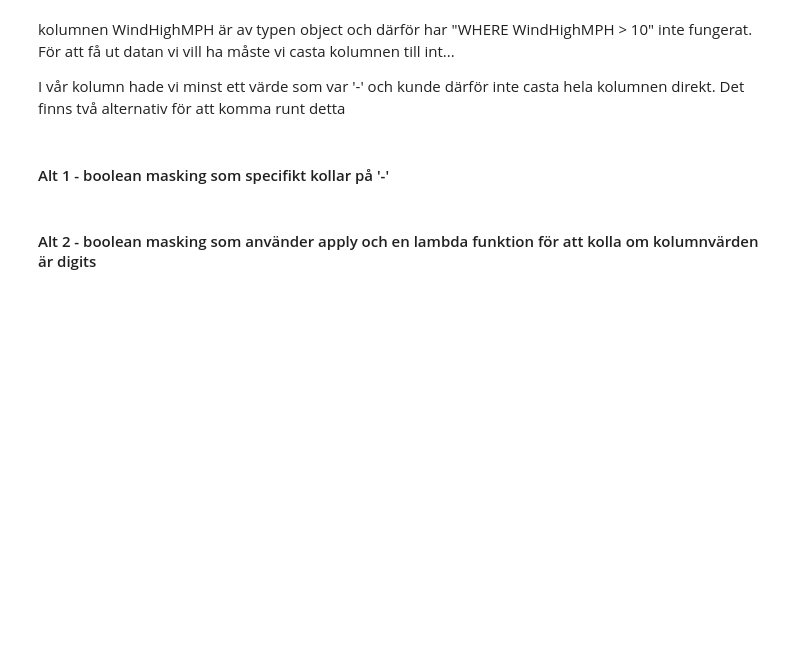
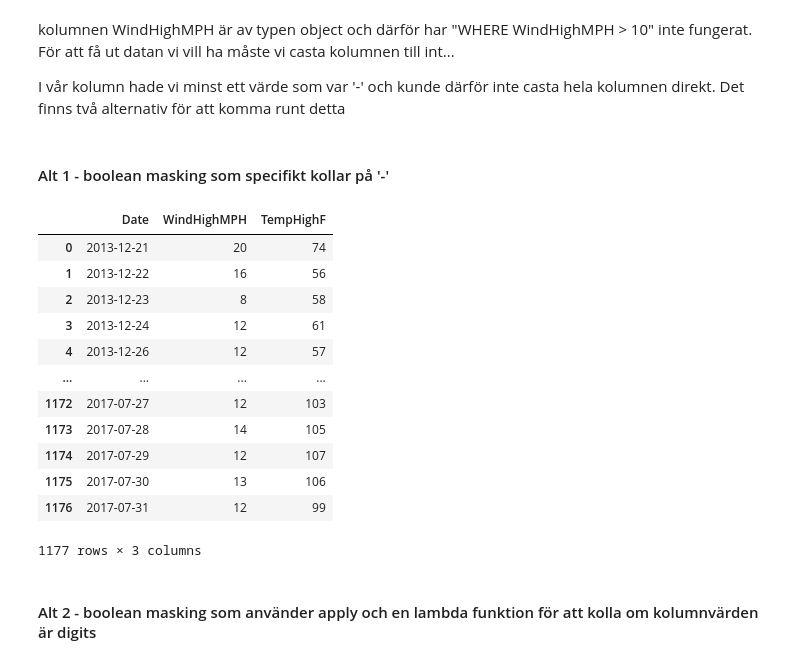
Before and after one commit to P-Fagerstrom/python_programmering, a Jupyter notebook: Lecture10/Python_Lecture10_demo.ipynb, the cells around one changed output. Drawn from its saved outputs; the diff is of its cells as text; code cells hidden in the pictures; blank space fills up the shorter version.

```diff
--- a/Lecture10/Python_Lecture10_demo.ipynb
+++ b/Lecture10/Python_Lecture10_demo.ipynb
@@ -273,6 +238,21 @@ I vår kolumn hade vi minst ett värde som var '-' och kunde därför inte casta
 #### Alt 1 - boolean masking som specifikt kollar på '-'
 # %%
 df = df[df['WindHighMPH'] != '-' ]
+df
+# %% [output]
+|  | Date | WindHighMPH | TempHighF |
+| 0 | 2013-12-21 | 20 | 74 |
+| 1 | 2013-12-22 | 16 | 56 |
+| 2 | 2013-12-23 | 8 | 58 |
+| 3 | 2013-12-24 | 12 | 61 |
+| 4 | 2013-12-26 | 12 | 57 |
+| ... | ... | ... | ... |
+| 1172 | 2017-07-27 | 12 | 103 |
+| 1173 | 2017-07-28 | 14 | 105 |
+| 1174 | 2017-07-29 | 12 | 107 |
+| 1175 | 2017-07-30 | 13 | 106 |
+| 1176 | 2017-07-31 | 12 | 99 |
+1177 rows × 3 columns
 # %% [markdown]
 #### Alt 2 - boolean masking som använder apply och en lambda funktion för att kolla om kolumnvärden är digits
 # %%
```
Also changed, not shown: parts of 24 cells of this notebook, 28 other files.
